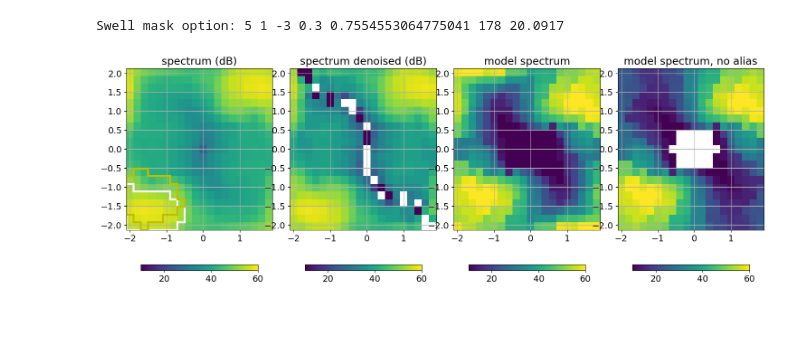
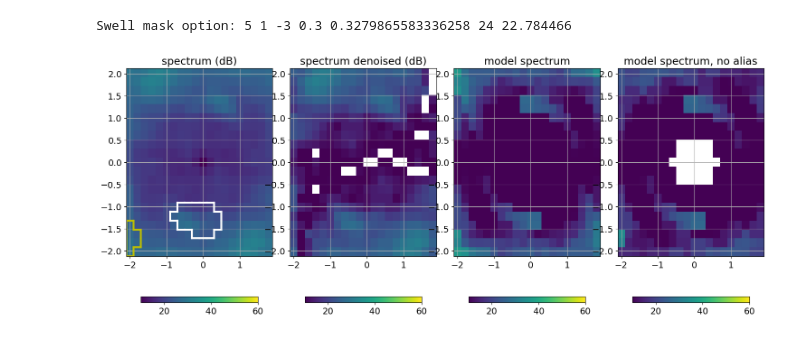
Before and after one commit to ardhuin/swellSWOT, a Jupyter notebook: analysis_track.ipynb, the cells around one changed output. Cells and saved outputs as stored; diff of their text form; code cells hidden in the pictures.

```diff
--- a/analysis_track.ipynb
+++ b/analysis_track.ipynb
@@ -225,7 +283,7 @@ dm_WW3 = data["dm_WW3"]
 # Checks a few things on masks
 
 # selects one file at a given latitude:
-file_box='ANIMATION/SWOT_swell_spectra_545_010_left_41.00S.npz'
+file_box='ANIMATION/SWOT_swell_spectra_556_015_right_55.00N.npz'
 #file_box='ANIMATION/SWOT_swell_spectra_550_017_left_30.00S.npz'
 #lonlat=f'{abs(latc):05.2f}'+hemiNS[int(np.sign(latc))]
 #filetag='SWOT_'+cycle+'_'+tracks+'_'+side+'_'+days+'_'+lonlat
@@ -242,7 +300,7 @@ amask2,bmask2=swell.SWOTdefine_swell_mask_simple(E_WW3_noa_H2/HH2,coh,ang,sig0me
 vertices=swell.SWOTspec_mask_polygon(E_SWOT,amask)
 vertices2=swell.SWOTspec_mask_polygon(E_SWOT,amask2)
 
-fig, ax = plt.subplots(nrows=1, ncols=4,figsize=(15,6))
+fig, ax = plt.subplots(nrows=1, ncols=4,figsize=(15,7))
 plt.subplots_adjust(left=0.05,bottom=0.07, top=0.92,wspace=0.12,right=0.99)
 im=ax[0].pcolormesh(kx2*1000,ky2*1000,10*np.log10(E_SWOT/HH2),cmap='viridis',rasterized=True,vmin=10, vmax=60)
 _=plt.colorbar(im,ax=ax[0],label='', location='bottom',shrink=0.8)
@@ -250,35 +308,35 @@ _=ax[0].set_title('spectrum (dB)')
 
 dkx=kx2[0,1]-kx2[0,0]
 dky=ky2[1,0]-ky2[0,0]
 for ind in range(len(vertices) // 4):
            xy2=np.asfarray(vertices[ind*4:(ind+1)*4])
            ax[0].plot(kx2[0,0]*1000+1000*dkx*xy2[0:2],ky2[0,0]*1000+1000*dky*xy2[2:4], color='w',lw=3)
 
 for ind in range(len(vertices2) // 4):
            xy2=np.asfarray(vertices2[ind*4:(ind+1)*4])
            ax[0].plot(kx2[0,0]*1000+1000*dkx*xy2[0:2],ky2[0,0]*1000+1000*dky*xy2[2:4], color='y',lw=3)
 
 
 Ekth,kn1,theta1,Eta_SWOT_nonoise=swell.SWOT_denoise_isotropic(E_SWOT/HH2,kx2,ky2)
 
 
 im=ax[1].pcolormesh(kx2*1000,ky2*1000,10*np.log10(Eta_SWOT_nonoise),cmap='viridis',rasterized=True,vmin=10, vmax=60)
 _=plt.colorbar(im,ax=ax[1],label='', location='bottom',shrink=0.8)
 _=ax[1].set_title('spectrum denoised (dB)')
 
 im=ax[2].pcolormesh(kx2*1000,ky2*1000,10*np.log10(E_WW3_obp_H2/HH2),cmap='viridis',rasterized=True,vmin=10, vmax=60)
 _=plt.colorbar(im,ax=ax[2],label='', location='bottom',shrink=0.8)
 _=ax[2].set_title('model spectrum')
 
 im=ax[3].pcolormesh(kx2*1000,ky2*1000,10*np.log10(E_WW3_noa_H2/HH2),cmap='viridis',rasterized=True,vmin=10, vmax=60)
 _=plt.colorbar(im,ax=ax[3],label='', location='bottom',shrink=0.8)
 _=ax[3].set_title('model spectrum, no alias')
 
 
 plt.show()
 # %% [output]
-Swell mask option: 5 1 -3 0.3 0.7554553064775041 178 20.0917
+Swell mask option: 5 1 -3 0.3 0.3279865583336258 24 22.784466
-[figure, old version]
+[figure, new version]
 # %%
 # Checks a few things on filters
 fig, ax = plt.subplots(nrows=1, ncols=2,figsize=(10.8,8.5))
```
Also changed, not shown: parts of 5 cells of this notebook.
